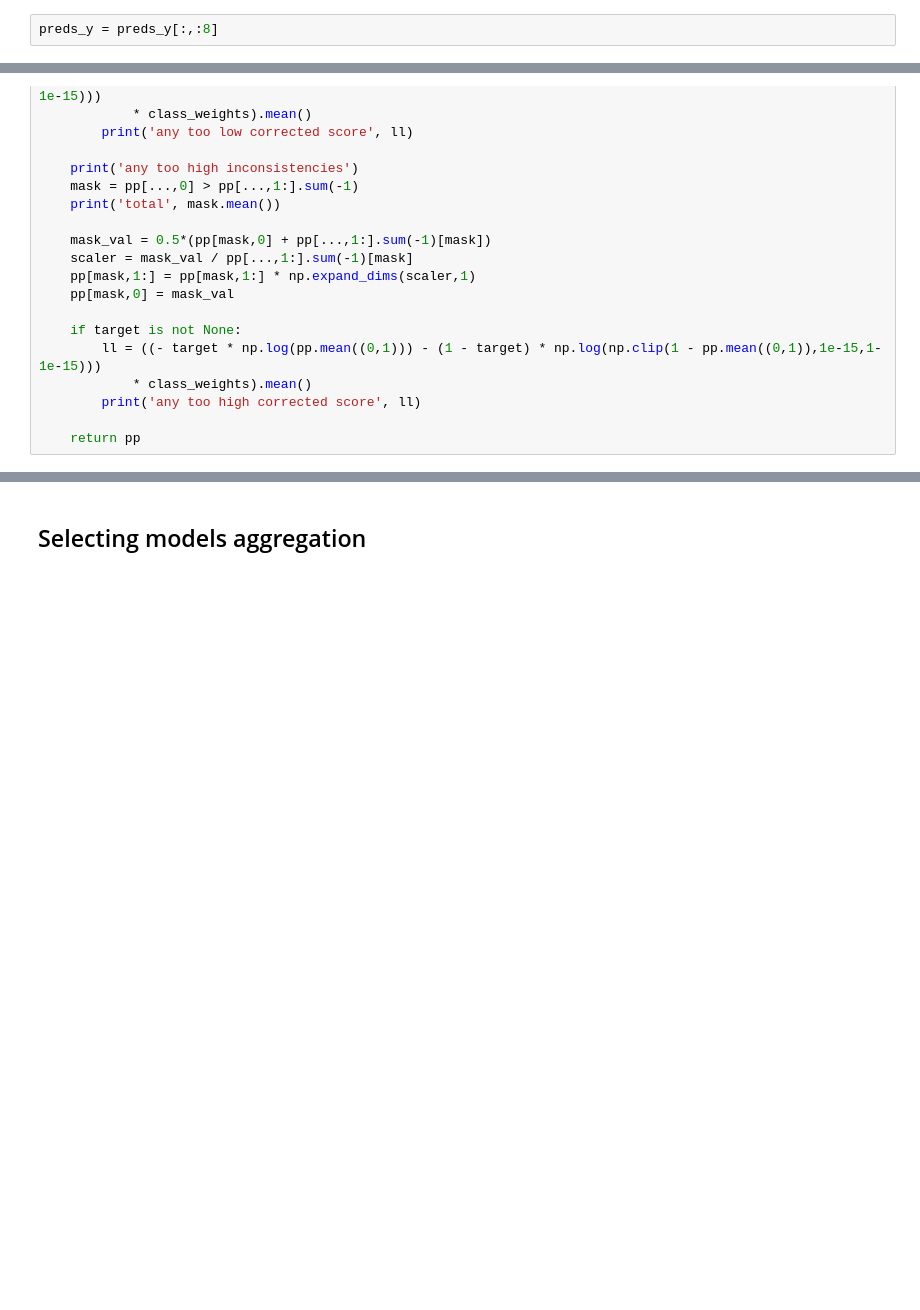
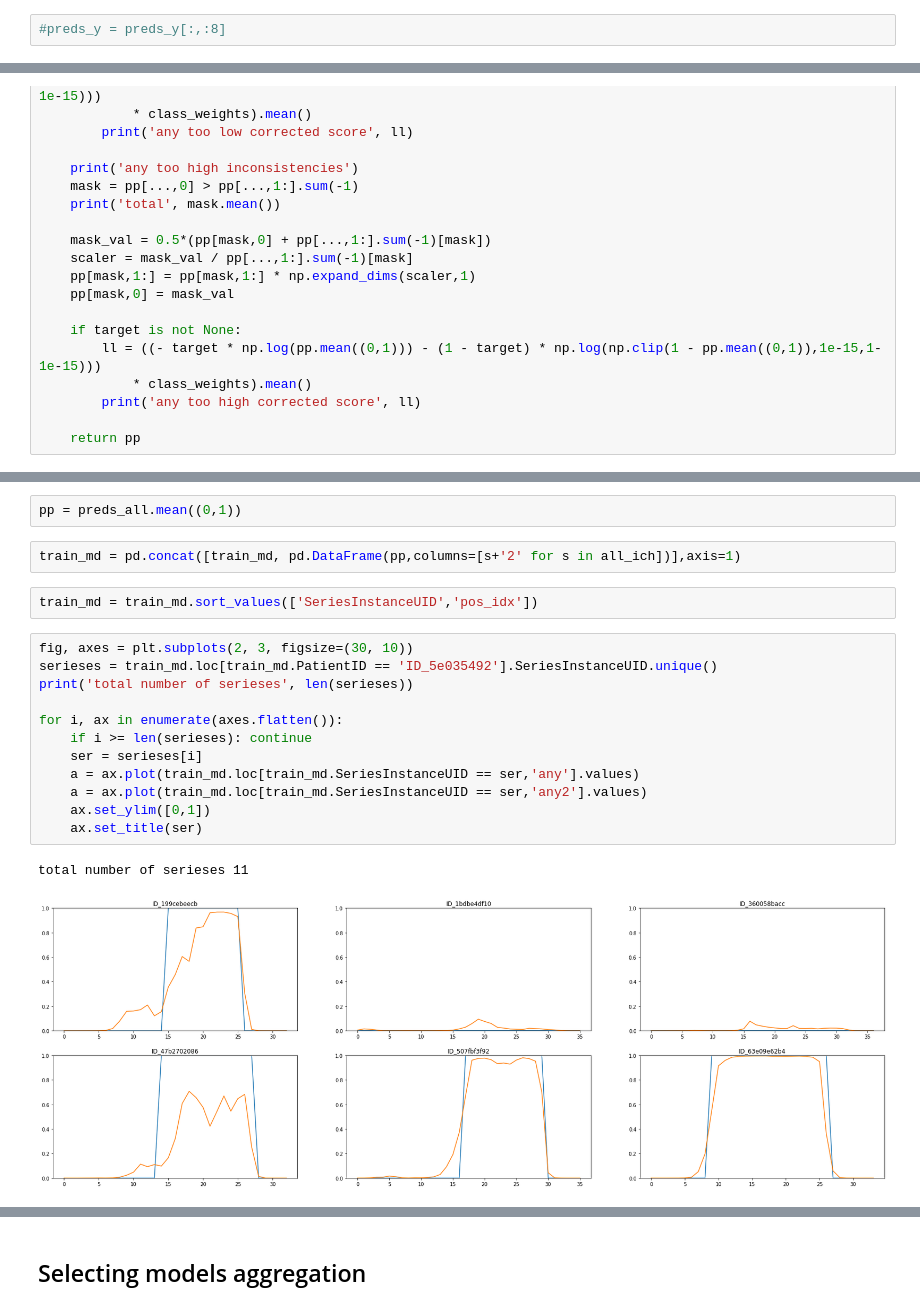
Before and after one commit to nosound2/RSNA-Hemorrhage, a Jupyter notebook: notebooks/Ensembling.ipynb, the cells around one changed output, grey strips where cells are left out. Cells and saved outputs as stored; diff of their text form; blank space fills up the shorter version.

```diff
--- a/notebooks/Ensembling.ipynb
+++ b/notebooks/Ensembling.ipynb
@@ -121,7 +122,7 @@ preds_y.mean((0,1,2))
 # %% [output]
 array([0.14291, 0.0034 , 0.04872, 0.03418, 0.04798, 0.06318])
 # %%
-preds_y = preds_y[:,:8]
+#preds_y = preds_y[:,:8]
 # %%
 preds_all = np.concatenate([preds_all, preds_y], axis=0)
 # %%
@@ -233,0 +249,21 @@ def predBounding(pp, target=None):
+# %%
+pp = preds_all.mean((0,1))
+# %%
+train_md = pd.concat([train_md, pd.DataFrame(pp,columns=[s+'2' for s in all_ich])],axis=1)
+# %%
+train_md = train_md.sort_values(['SeriesInstanceUID','pos_idx'])
+# %%
+fig, axes = plt.subplots(2, 3, figsize=(30, 10))
+serieses = train_md.loc[train_md.PatientID == 'ID_5e035492'].SeriesInstanceUID.unique()
+print('total number of serieses', len(serieses))
+
+for i, ax in enumerate(axes.flatten()):
+    if i >= len(serieses): continue
+    ser = serieses[i]
+    a = ax.plot(train_md.loc[train_md.SeriesInstanceUID == ser,'any'].values)
+    a = ax.plot(train_md.loc[train_md.SeriesInstanceUID == ser,'any2'].values)
+    ax.set_ylim([0,1])
+    ax.set_title(ser)
+# %% [output]
+total number of serieses 11
+[figure, added]
```
Also changed, not shown: parts of 10 cells of this notebook, 1 other file.
